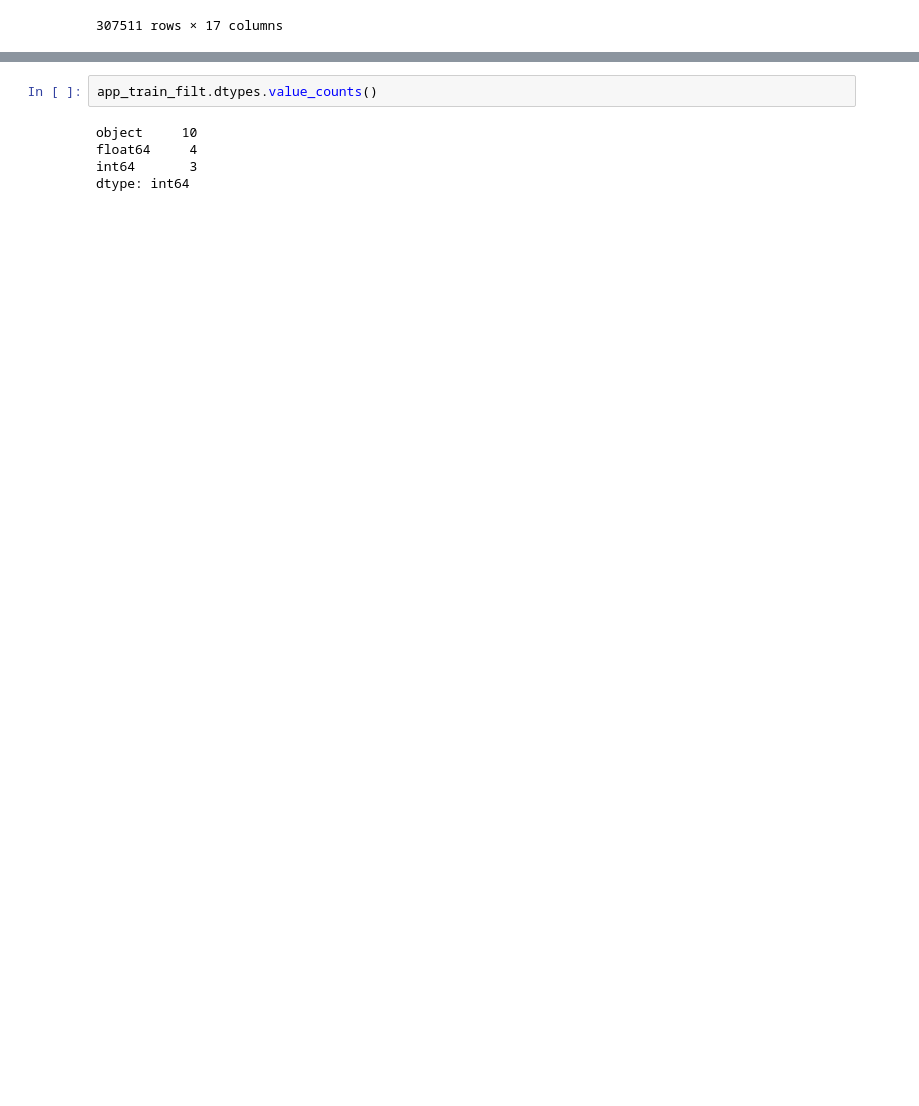
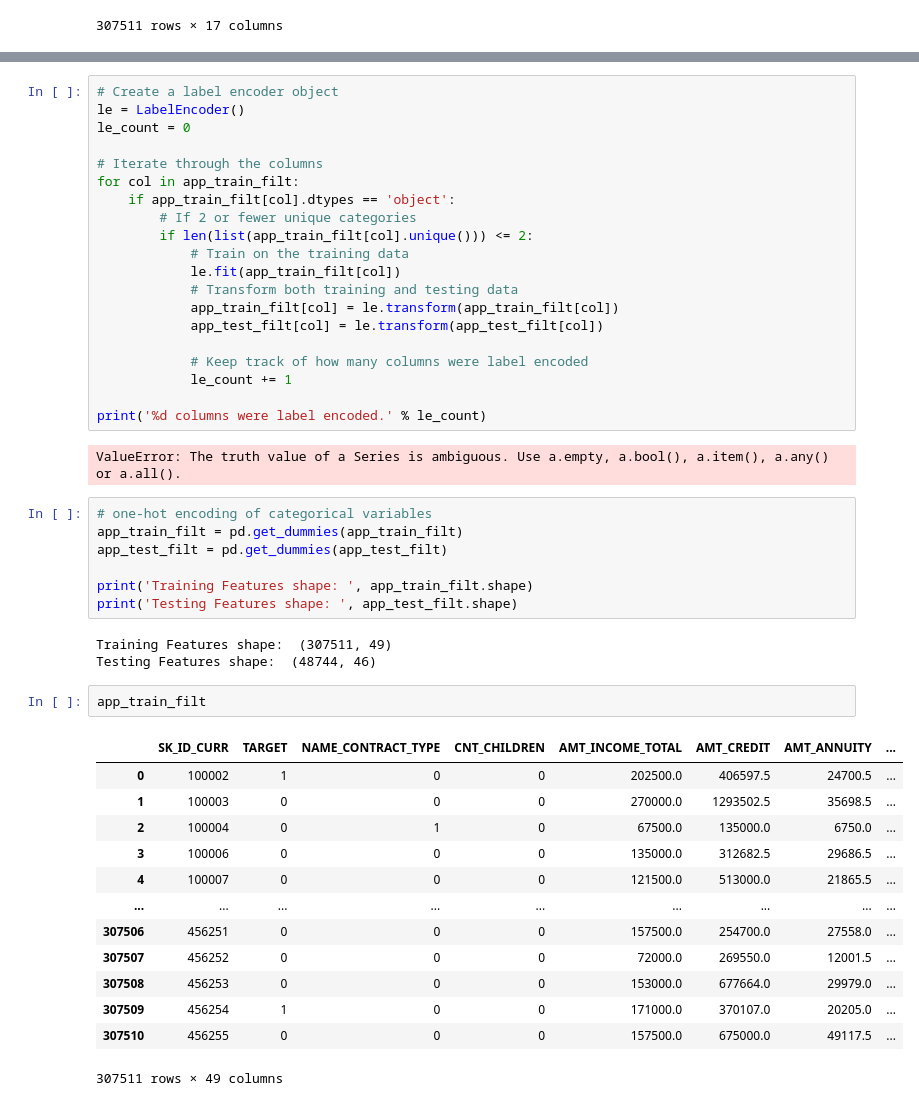
Before and after one commit to sebtex1/home_credit_STP, a Jupyter notebook: home_credit.ipynb, the cells around one changed output, grey strips where cells are left out. Drawn from its saved outputs; the diff is of its cells as text; blank space fills up the shorter version.

```diff
--- a/home_credit.ipynb
+++ b/home_credit.ipynb
@@ -52,7 +72,48 @@ app_test_filt
+# %%
+# Create a label encoder object
+le = LabelEncoder()
+le_count = 0
+
+# Iterate through the columns
+for col in app_train_filt:
+    if app_train_filt[col].dtypes == 'object':
+        # If 2 or fewer unique categories
+        if len(list(app_train_filt[col].unique())) <= 2:
+            # Train on the training data
+            le.fit(app_train_filt[col])
+            # Transform both training and testing data
+            app_train_filt[col] = le.transform(app_train_filt[col])
+            app_test_filt[col] = le.transform(app_test_filt[col])
+
+            # Keep track of how many columns were label encoded
+            le_count += 1
+
+print('%d columns were label encoded.' % le_count)
+# %% [output]
+ValueError: The truth value of a Series is ambiguous. Use a.empty, a.bool(), a.item(), a.any() or a.all().
+# %%
+# one-hot encoding of categorical variables
+app_train_filt = pd.get_dummies(app_train_filt)
+app_test_filt = pd.get_dummies(app_test_filt)
+
+print('Training Features shape: ', app_train_filt.shape)
+print('Testing Features shape: ', app_test_filt.shape)
+# %% [output]
+Training Features shape:  (307511, 49)
+Testing Features shape:  (48744, 46)
 # %%
-app_train_filt.dtypes.value_counts()
+app_train_filt
 # %% [output]
+|  | SK_ID_CURR | TARGET | NAME_CONTRACT_TYPE | CNT_CHILDREN | AMT_INCOME_TOTAL | AMT_CREDIT | AMT_ANNUITY | ... |
+| 0 | 100002 | 1 | 0 | 0 | 202500.0 | 406597.5 | 24700.5 | ... |
+| 1 | 100003 | 0 | 0 | 0 | 270000.0 | 1293502.5 | 35698.5 | ... |
+| 2 | 100004 | 0 | 1 | 0 | 67500.0 | 135000.0 | 6750.0 | ... |
+| 3 | 100006 | 0 | 0 | 0 | 135000.0 | 312682.5 | 29686.5 | ... |
+| 4 | 100007 | 0 | 0 | 0 | 121500.0 | 513000.0 | 21865.5 | ... |
+| ... | ... | ... | ... | ... | ... | ... | ... | ... |
+| 307506 | 456251 | 0 | 0 | 0 | 157500.0 | 254700.0 | 27558.0 | ... |
+| 307507 | 456252 | 0 | 0 | 0 | 72000.0 | 269550.0 | 12001.5 | ... |
+| 307508 | 456253 | 0 | 0 | 0 | 153000.0 | 677664.0 | 29979.0 | ... |
+| 307509 | 456254 | 1 | 0 | 0 | 171000.0 | 370107.0 | 20205.0 | ... |
+| 307510 | 456255 | 0 | 0 | 0 | 157500.0 | 675000.0 | 49117.5 | ... |
-object     10
-float64     4
-int64       3
-dtype: int64
+307511 rows × 49 columns
```
Also changed, not shown: parts of 13 cells of this notebook.
